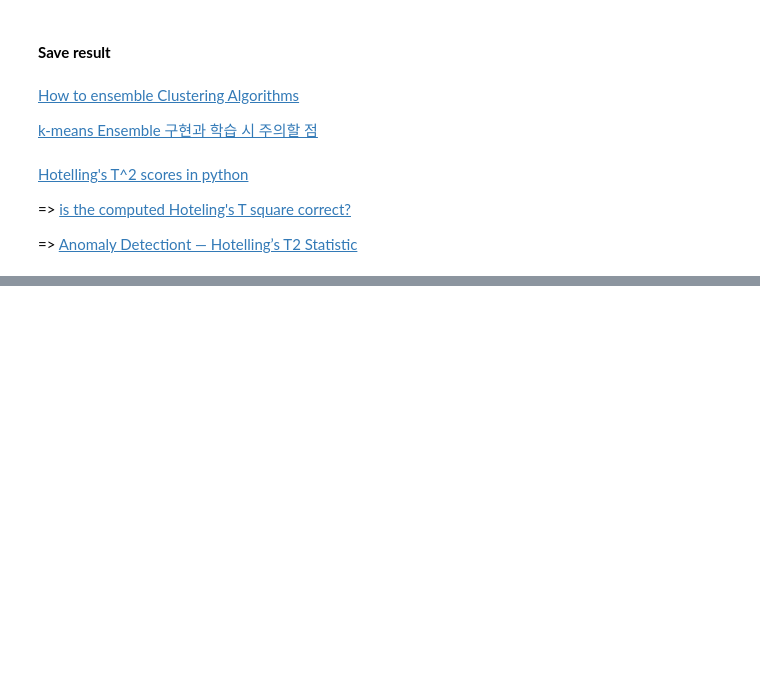
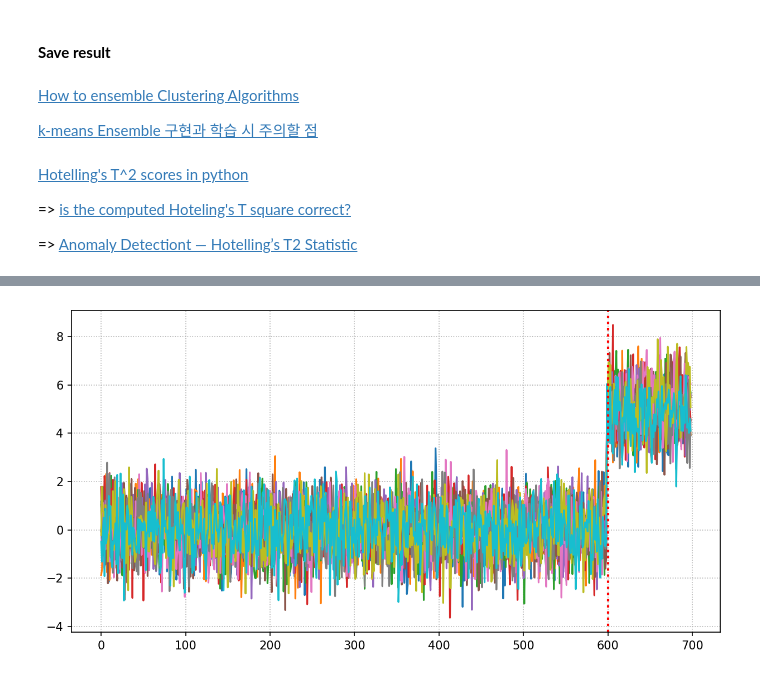
Before and after one commit to seungsab/Robust_Outlier_detection, a Jupyter notebook: 20230712_인천항_데이터_항만인프라/Step1_Expoloratory_Data_Analysis_Incheon_porTinfra.ipynb, the cells around one changed output, grey strips where cells are left out. Drawn from its saved outputs; the diff is of its cells as text; code cells hidden in the pictures; blank space fills up the shorter version.

```diff
--- a/20230712_인천항_데이터_항만인프라/Step1_Expoloratory_Data_Analysis_Incheon_porTinfra.ipynb
+++ b/20230712_인천항_데이터_항만인프라/Step1_Expoloratory_Data_Analysis_Incheon_porTinfra.ipynb
@@ -276,0 +274,14 @@ hotelling_t2s
+# %%
+scaler = StandardScaler()
+file_amostras_normal = dat[1:IDX_NORMAL_MODEL,:]
+dados_normal = scaler.fit(file_amostras_normal.numpy()).transform(file_amostras_normal)
+dados_falha = scaler.transform(dat[IDX_NORMAL_MODEL::,:])
+dados_reunidos = torch.tensor(np.concatenate([dados_normal, dados_falha]))
+
+plt.figure(figsize = (10, 5), dpi =150)
+plt.plot(dados_reunidos)
+plt.axvline(600, linestyle = ':', color = 'red', linewidth = 2)
+plt.grid(linestyle = ':')
+plt.show()
+# %% [output]
+[figure, added]
```
Also changed, not shown: parts of 20 cells of this notebook.
